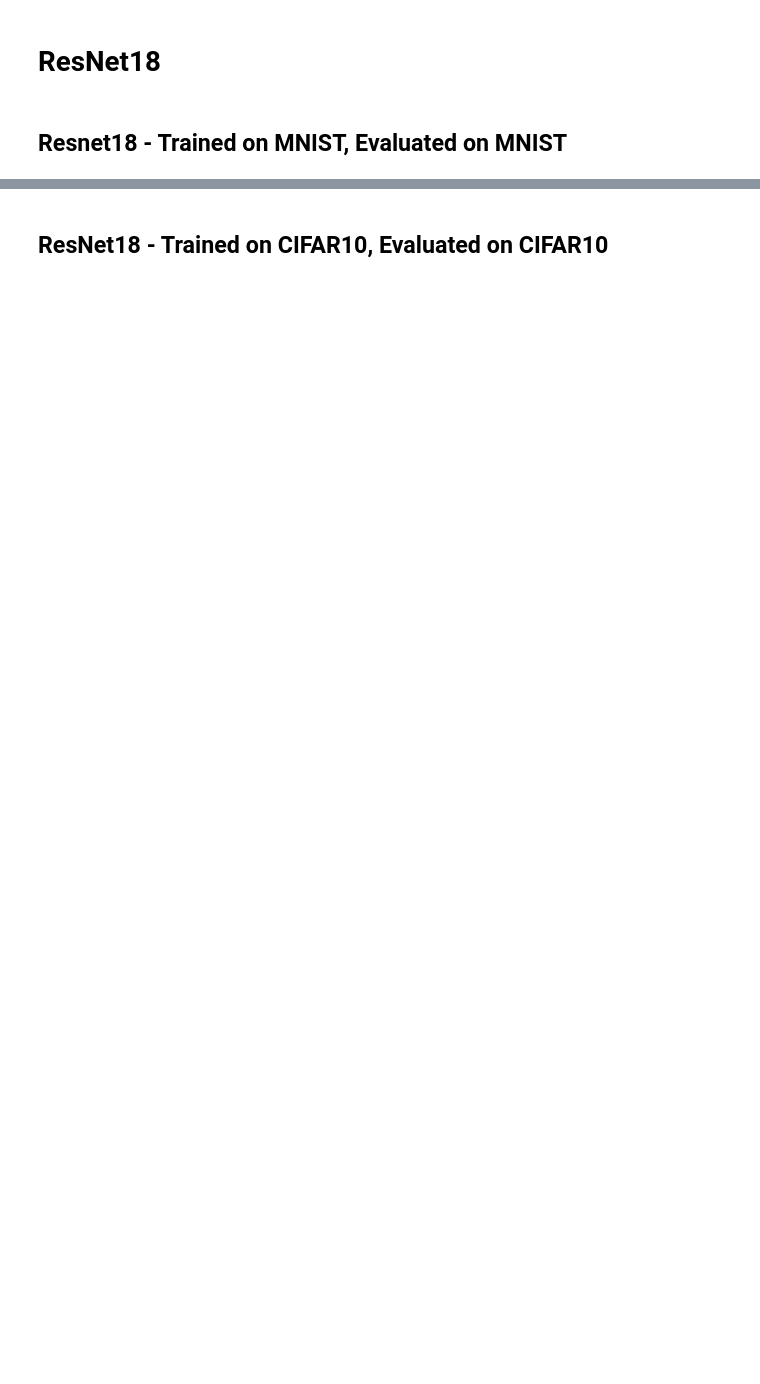
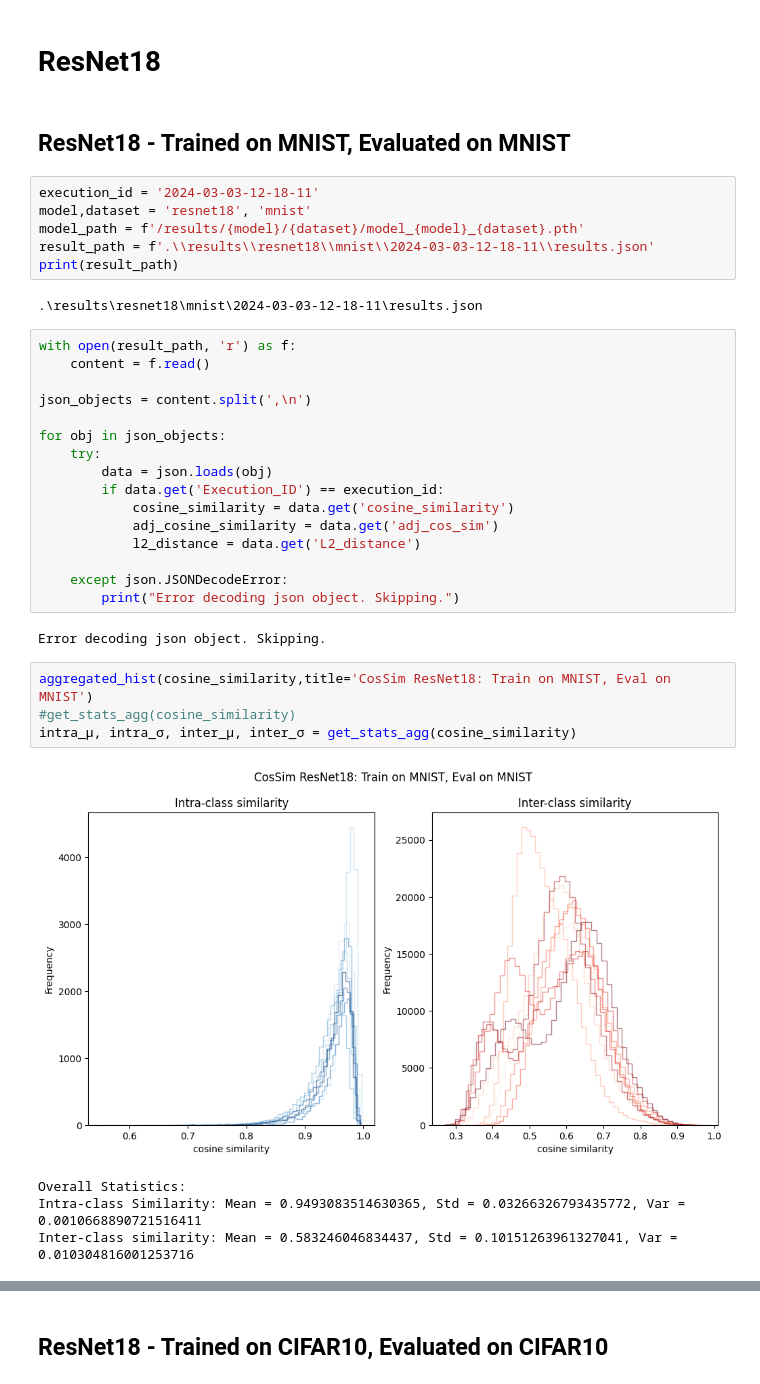
Before and after one commit to sebasalonsogp/MLResearch, a Jupyter notebook: Notebooks/final.ipynb, the cells around one changed output, grey strips where cells are left out. Saved outputs shown, nothing was run; the diff lists cells and outputs as text; blank space fills up the shorter version.

```diff
--- a/Notebooks/final.ipynb
+++ b/Notebooks/final.ipynb
@@ -12,4 +15,39 @@ import json
 # %% [markdown]
 # **ResNet18**
 # %% [markdown]
-## Resnet18 - Trained on MNIST, Evaluated on MNIST
+## ResNet18 - Trained on MNIST, Evaluated on MNIST
+# %%
+execution_id = '2024-03-03-12-18-11'
+model,dataset = 'resnet18', 'mnist'
+model_path = f'/results/{model}/{dataset}/model_{model}_{dataset}.pth'
+result_path = f'.\\results\\resnet18\\mnist\\2024-03-03-12-18-11\\results.json'
+print(result_path)
+# %% [output]
+.\results\resnet18\mnist\2024-03-03-12-18-11\results.json
+# %%
+with open(result_path, 'r') as f:
+    content = f.read()
+
+json_objects = content.split(',\n')
+
+for obj in json_objects:
+    try:
+        data = json.loads(obj)
+        if data.get('Execution_ID') == execution_id:
+            cosine_similarity = data.get('cosine_similarity')
+            adj_cosine_similarity = data.get('adj_cos_sim')
+            l2_distance = data.get('L2_distance')
+
+    except json.JSONDecodeError:
+        print("Error decoding json object. Skipping.")
+# %% [output]
+Error decoding json object. Skipping.
+# %%
+aggregated_hist(cosine_similarity,title='CosSim ResNet18: Train on MNIST, Eval on MNIST')
+#get_stats_agg(cosine_similarity)
+intra_μ, intra_σ, inter_μ, inter_σ = get_stats_agg(cosine_similarity)
+# %% [output]
+[figure, added]
+Overall Statistics:
+Intra-class Similarity: Mean = 0.9493083514630365, Std = 0.03266326793435772, Var = 0.0010668890721516411
+Inter-class similarity: Mean = 0.583246046834437, Std = 0.10151263961327041, Var = 0.010304816001253716
```
Also changed, not shown: parts of 69 cells of this notebook, 6 other files.
